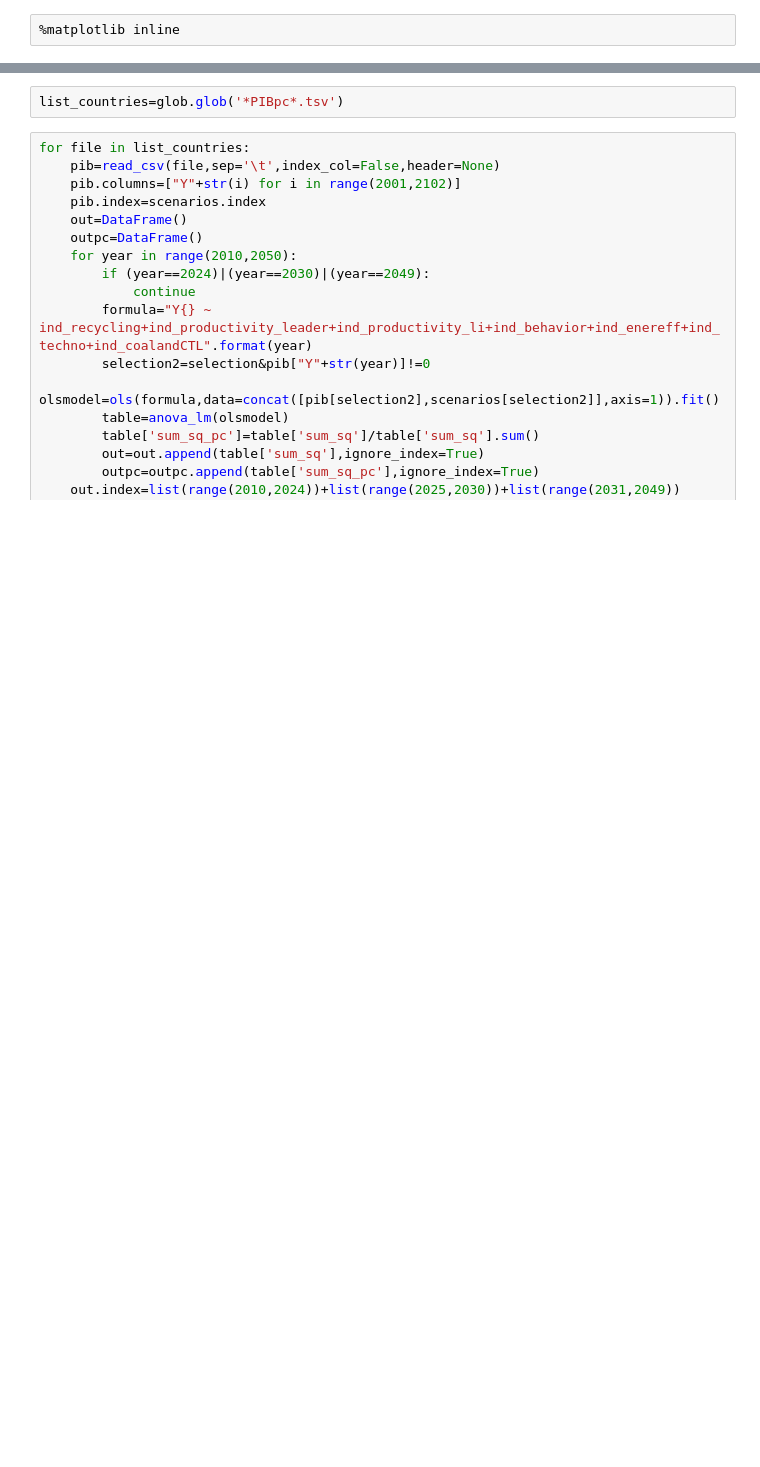
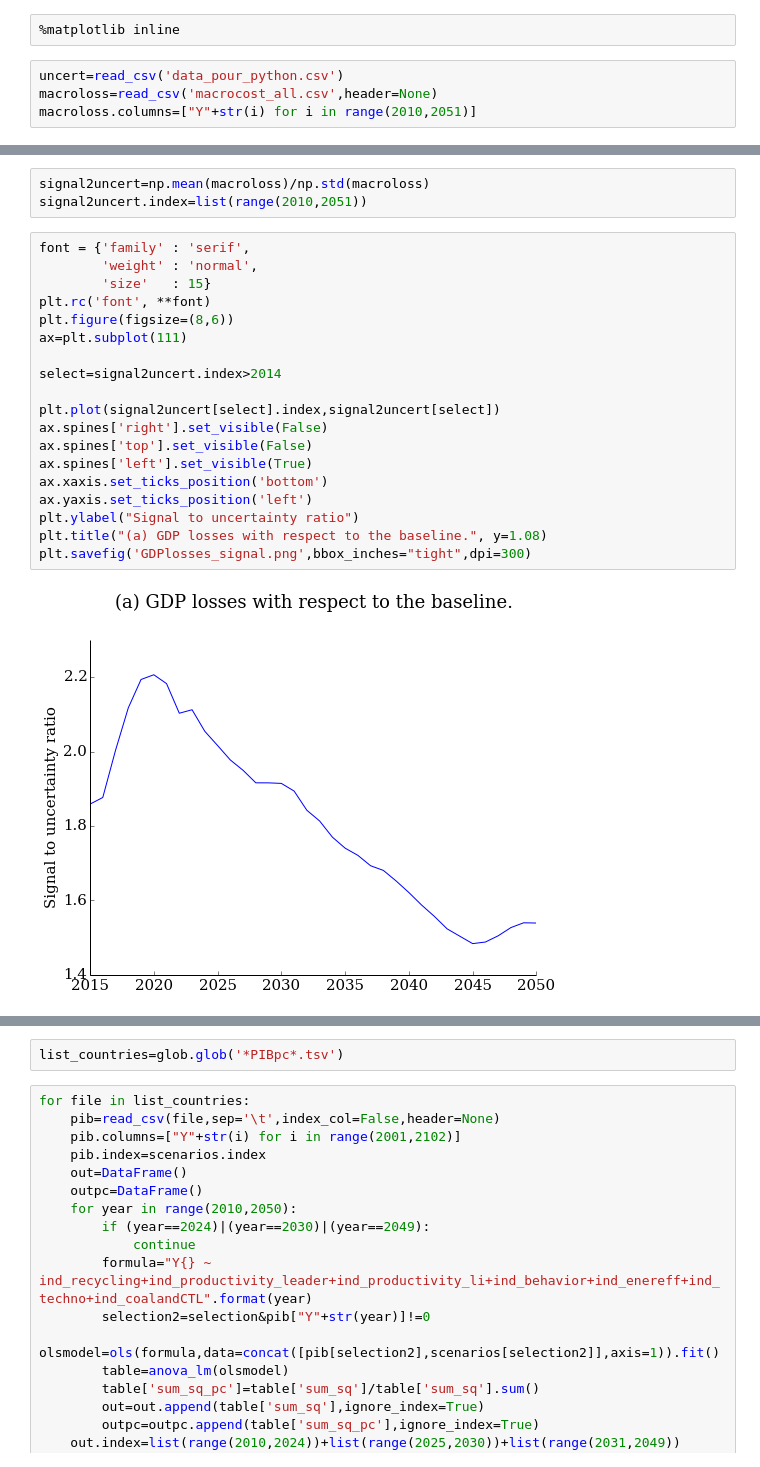
Before and after one commit to julierozenberg/prim, a Jupyter notebook: read_data_baselines.ipynb, the cells around one changed output, grey strips where cells are left out. Drawn from its saved outputs; the diff is of its cells as text; blank space fills up the shorter version.

```diff
--- a/read_data.ipynb
+++ b/read_data_baselines.ipynb
@@ -18,2 +8,6 @@ scenarios.ix[scenarios['ind_EEI']==2,'ind_enereff']=1
 # %%
 %matplotlib inline
+# %%
+uncert=read_csv('data_pour_python.csv')
+macroloss=read_csv('macrocost_all.csv',header=None)
+macroloss.columns=["Y"+str(i) for i in range(2010,2051)]
@@ -19,0 +96,24 @@ scenarios.ix[scenarios['ind_EEI']==2,'ind_enereff']=1
+# %%
+signal2uncert=np.mean(macroloss)/np.std(macroloss)
+signal2uncert.index=list(range(2010,2051))
+# %%
+font = {'family' : 'serif',
+        'weight' : 'normal',
+        'size'   : 15}
+plt.rc('font', **font)
+plt.figure(figsize=(8,6))
+ax=plt.subplot(111)
+
+select=signal2uncert.index>2014
+
+plt.plot(signal2uncert[select].index,signal2uncert[select])
+ax.spines['right'].set_visible(False)
+ax.spines['top'].set_visible(False)
+ax.spines['left'].set_visible(True)
+ax.xaxis.set_ticks_position('bottom')
+ax.yaxis.set_ticks_position('left')
+plt.ylabel("Signal to uncertainty ratio")
+plt.title("(a) GDP losses with respect to the baseline.", y=1.08)
+plt.savefig('GDPlosses_signal.png',bbox_inches="tight",dpi=300)
+# %% [output]
+[figure, added]
```
Also changed, not shown: parts of 17 cells of this notebook.
